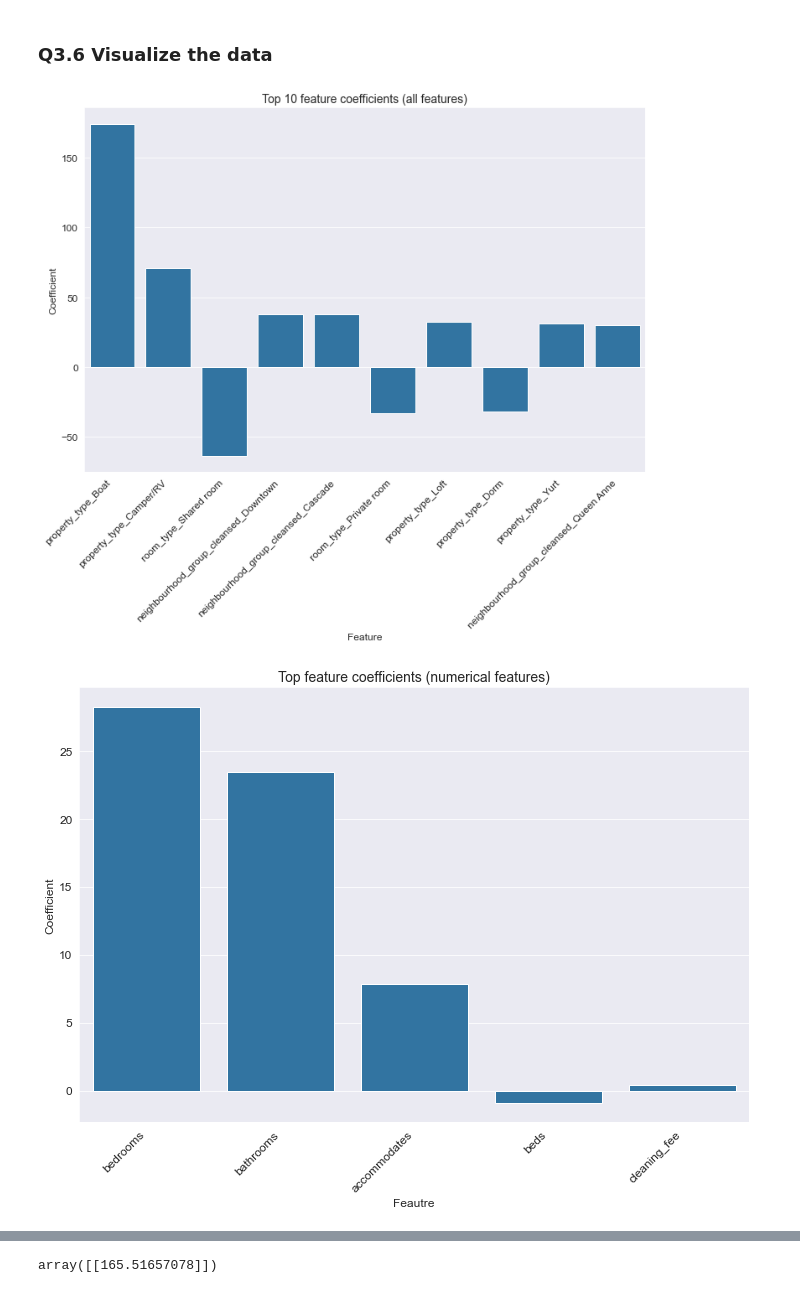
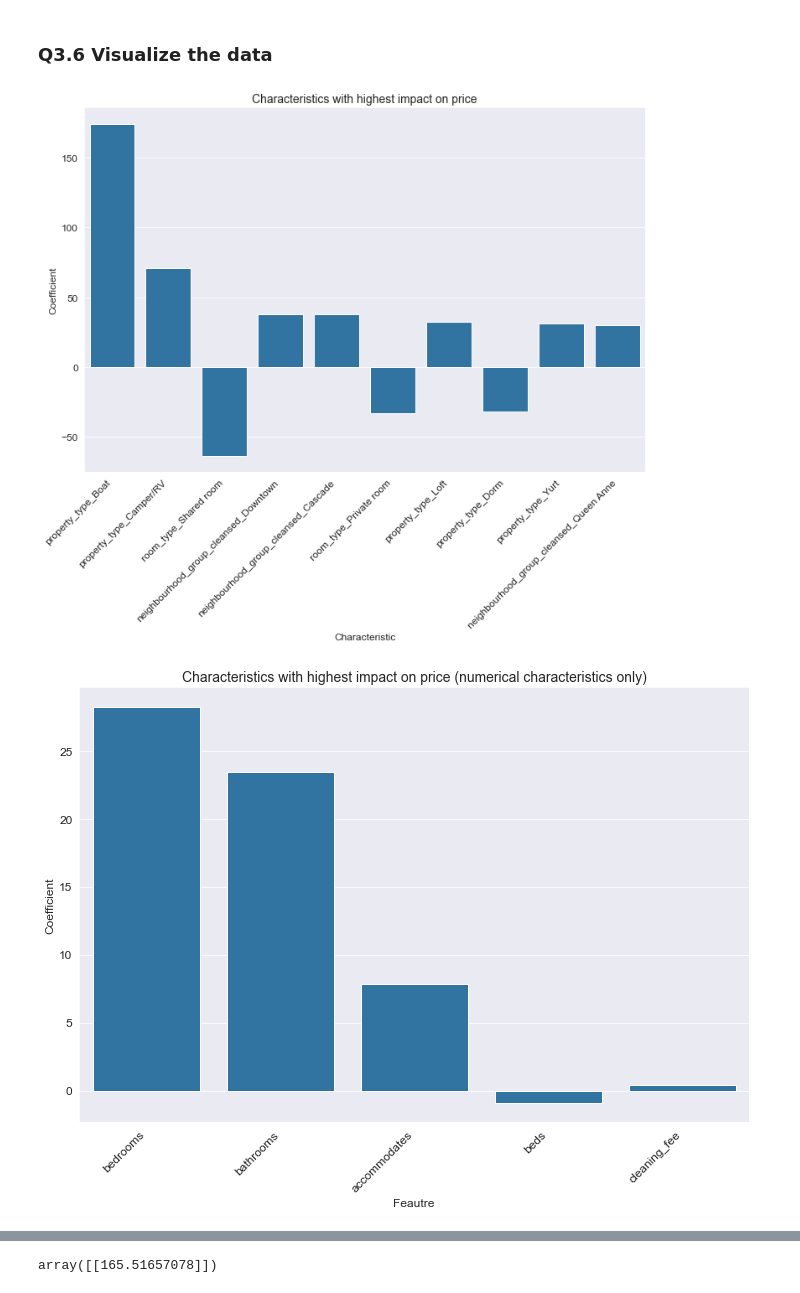
Before and after one commit to diangamichael/pythontest, a Jupyter notebook: airbnb.ipynb, the cells around one changed output, grey strips where cells are left out. Cells and saved outputs as stored; diff of their text form; code cells hidden in the pictures.

```diff
--- a/airbnb.ipynb
+++ b/airbnb.ipynb
@@ -443,21 +446,21 @@ df_feature_importance = df_feature_importance.sort_values(by="abs_coefficient",
 # %%
 fig, ax = plt.subplots()
 sns.barplot(data=df_feature_importance[:10], x="feature", y="coefficient", color=sns_blue)
-ax.set_title("Top 10 feature coefficients (all features)")
-ax.set_xlabel("Feature"), ax.set_ylabel("Coefficient")
+ax.set_title("Characteristics with highest impact on price")
+ax.set_xlabel("Characteristic"), ax.set_ylabel("Coefficient")
 ax.set_xticklabels(labels=df_feature_importance[:10].feature, rotation=45, ha="right");
 # %% [output]
-[figure, old version]
+[figure, new version]
 # %%
 df_feature_importance_numerical = df_feature_importance[df_feature_importance["feature"].isin(independent_numerical)].sort_values(by="abs_coefficient", ascending=False)
 # %%
 fig, ax = plt.subplots()
 sns.barplot(data=df_feature_importance_numerical, x="feature", y="coefficient", color=sns_blue)
-ax.set_title("Top feature coefficients (numerical features)")
+ax.set_title("Characteristics with highest impact on price (numerical characteristics only)")
 ax.set_xlabel("Feautre"), ax.set_ylabel("Coefficient")
 ax.set_xticklabels(labels=df_feature_importance_numerical.feature, rotation=45, ha="right");
 # %% [output]
-[figure, old version]
+[figure, new version]
 # %% [markdown]
 Insights:
 
```
Also changed, not shown: parts of 9 cells of this notebook, 1 other file.
